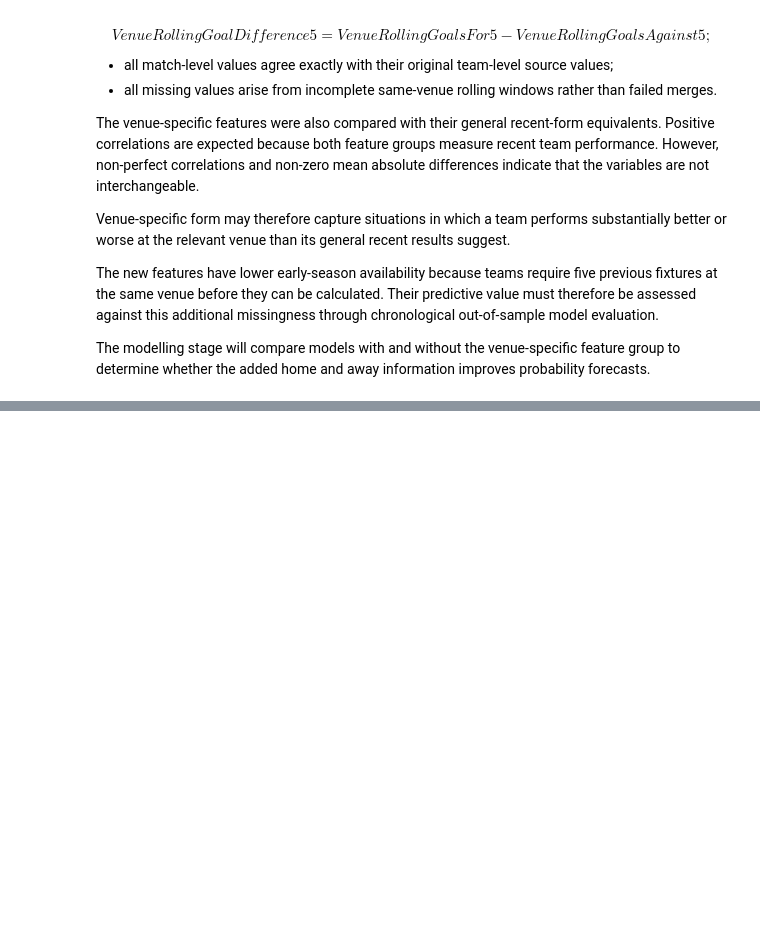
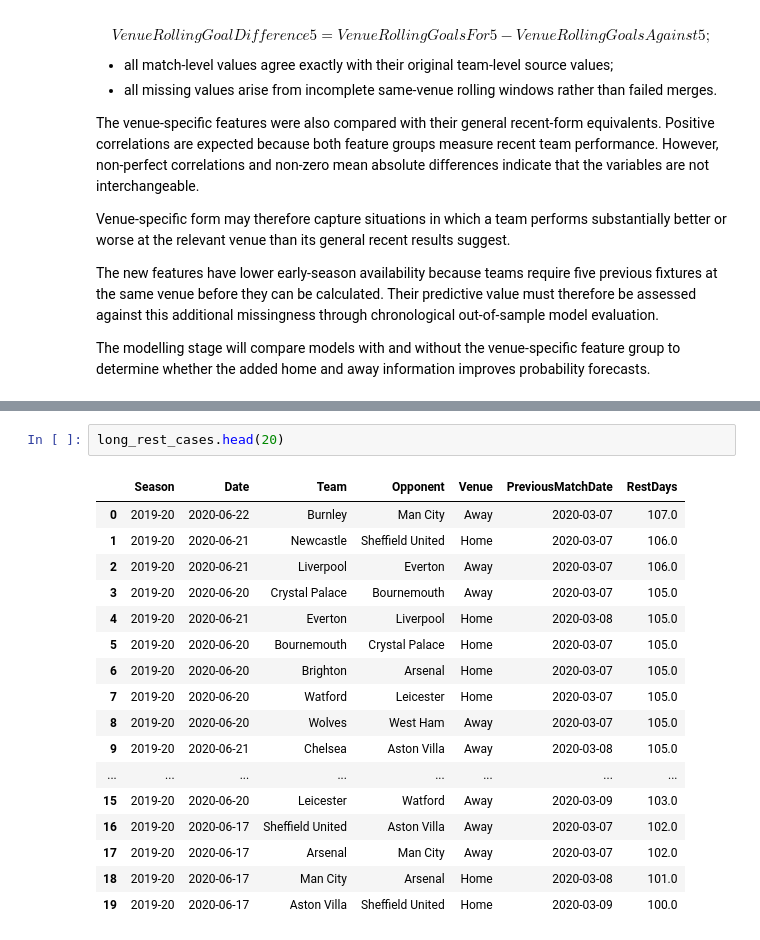
Before and after one commit to kieranforkan/premier-league-probability-engine, a Jupyter notebook: notebooks/02_feature_engineering.ipynb, the cells around one changed output, grey strips where cells are left out. Saved outputs shown, nothing was run; the diff lists cells and outputs as text; blank space fills up the shorter version.

```diff
--- a/notebooks/02_feature_engineering.ipynb
+++ b/notebooks/02_feature_engineering.ipynb
@@ -5596,0 +6873,20 @@ The modelling stage will compare models with and without the venue-specific feat
+# %%
+long_rest_cases.head(20)
+# %% [output]
+|  | Season | Date | Team | Opponent | Venue | PreviousMatchDate | RestDays |
+| 0 | 2019-20 | 2020-06-22 | Burnley | Man City | Away | 2020-03-07 | 107.0 |
+| 1 | 2019-20 | 2020-06-21 | Newcastle | Sheffield United | Home | 2020-03-07 | 106.0 |
+| 2 | 2019-20 | 2020-06-21 | Liverpool | Everton | Away | 2020-03-07 | 106.0 |
+| 3 | 2019-20 | 2020-06-20 | Crystal Palace | Bournemouth | Away | 2020-03-07 | 105.0 |
+| 4 | 2019-20 | 2020-06-21 | Everton | Liverpool | Home | 2020-03-08 | 105.0 |
+| 5 | 2019-20 | 2020-06-20 | Bournemouth | Crystal Palace | Home | 2020-03-07 | 105.0 |
+| 6 | 2019-20 | 2020-06-20 | Brighton | Arsenal | Home | 2020-03-07 | 105.0 |
+| 7 | 2019-20 | 2020-06-20 | Watford | Leicester | Home | 2020-03-07 | 105.0 |
+| 8 | 2019-20 | 2020-06-20 | Wolves | West Ham | Away | 2020-03-07 | 105.0 |
+| 9 | 2019-20 | 2020-06-21 | Chelsea | Aston Villa | Away | 2020-03-08 | 105.0 |
+| ... | ... | ... | ... | ... | ... | ... | ... |
+| 15 | 2019-20 | 2020-06-20 | Leicester | Watford | Away | 2020-03-09 | 103.0 |
+| 16 | 2019-20 | 2020-06-17 | Sheffield United | Aston Villa | Away | 2020-03-07 | 102.0 |
+| 17 | 2019-20 | 2020-06-17 | Arsenal | Man City | Away | 2020-03-07 | 102.0 |
+| 18 | 2019-20 | 2020-06-17 | Man City | Arsenal | Home | 2020-03-08 | 101.0 |
+| 19 | 2019-20 | 2020-06-17 | Aston Villa | Sheffield United | Home | 2020-03-09 | 100.0 |
```
Also changed, not shown: parts of 22 cells of this notebook.
